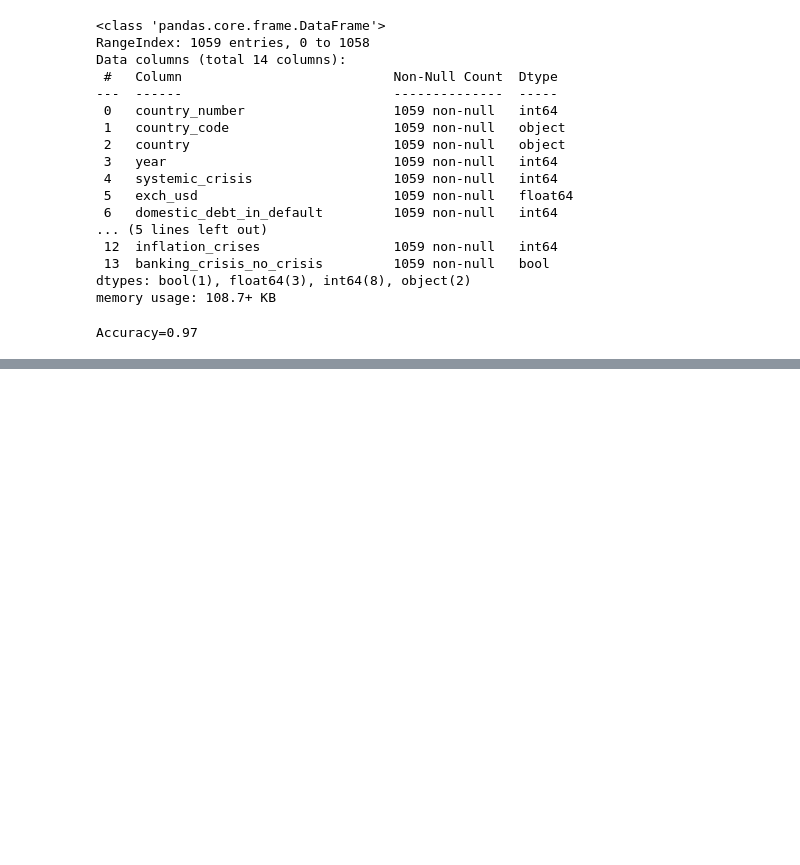
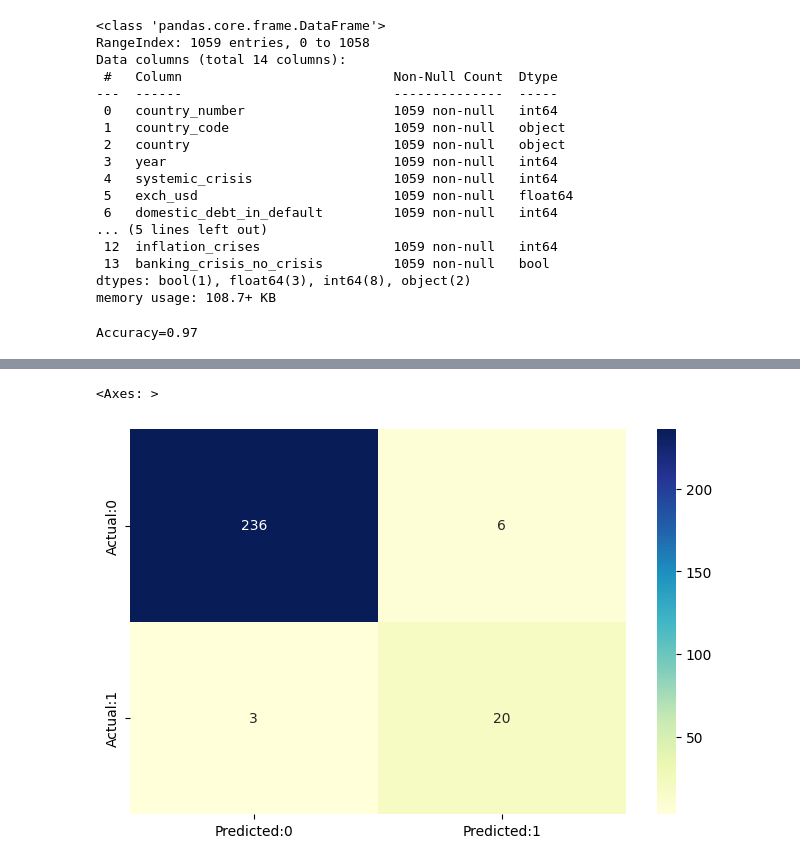
Before and after one commit to Jessica-Emereuwa/GoMyCode-DataScience, a Jupyter notebook: Supervised_Learning_Classification_Checkpoint.ipynb, the cells around one changed output, grey strips where cells are left out. Drawn from its saved outputs; the diff is of its cells as text; code cells hidden in the pictures; blank space fills up the shorter version.

```diff
--- a/Supervised_Learning_Classification_Checkpoint.ipynb
+++ b/Supervised_Learning_Classification_Checkpoint.ipynb
@@ -152,7 +154,3 @@ y_pred  = logreg.predict(x_test)    #testing model’s performance
 print("Accuracy={:.2f}".format(logreg.score(x_test, y_test)))
 # %% [output]
 Accuracy=0.97
-# %%
-import seaborn as sns
-confusion_matrix = pd.crosstab(y_test, y_pred, rownames=['Actual'], colnames=['Predicted'])#Confusion matrix to assess logistic regression performance
-sns.heatmap(confusion_matrix, annot=True)
@@ -161,0 +169,11 @@ sns.heatmap(confusion_matrix, annot=True)
+# %%
+from sklearn.metrics import confusion_matrix
+import matplotlib.pyplot as plt
+import seaborn as sn
+cm=confusion_matrix(y_test,y_pred)#Confusion matrix to assess logistic regression performance
+conf_matrix=pd.DataFrame(data=cm,columns=['Predicted:0','Predicted:1'],index=['Actual:0','Actual:1'])
+plt.figure(figsize = (8,5))
+sn.heatmap(conf_matrix, annot=True,fmt='d',cmap="YlGnBu")
+# %% [output]
+<Axes: >
+[figure, added]
```
Also changed, not shown: parts of 3 cells of this notebook.
